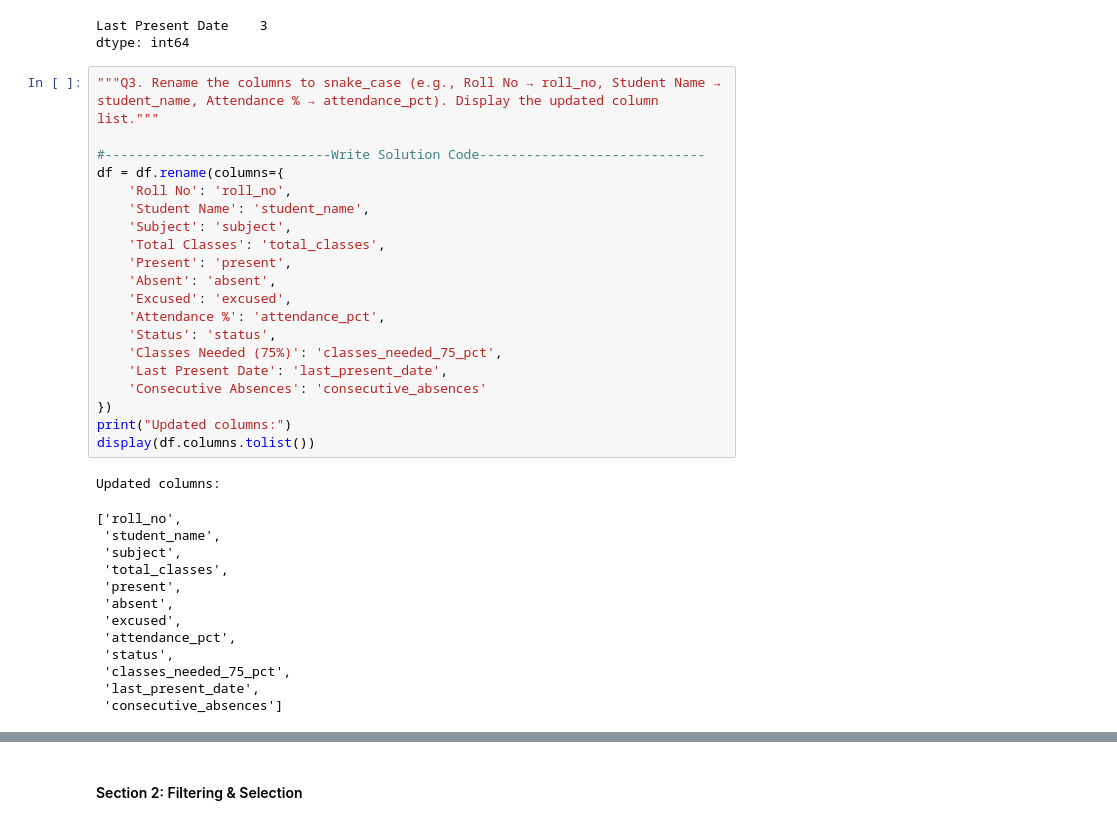
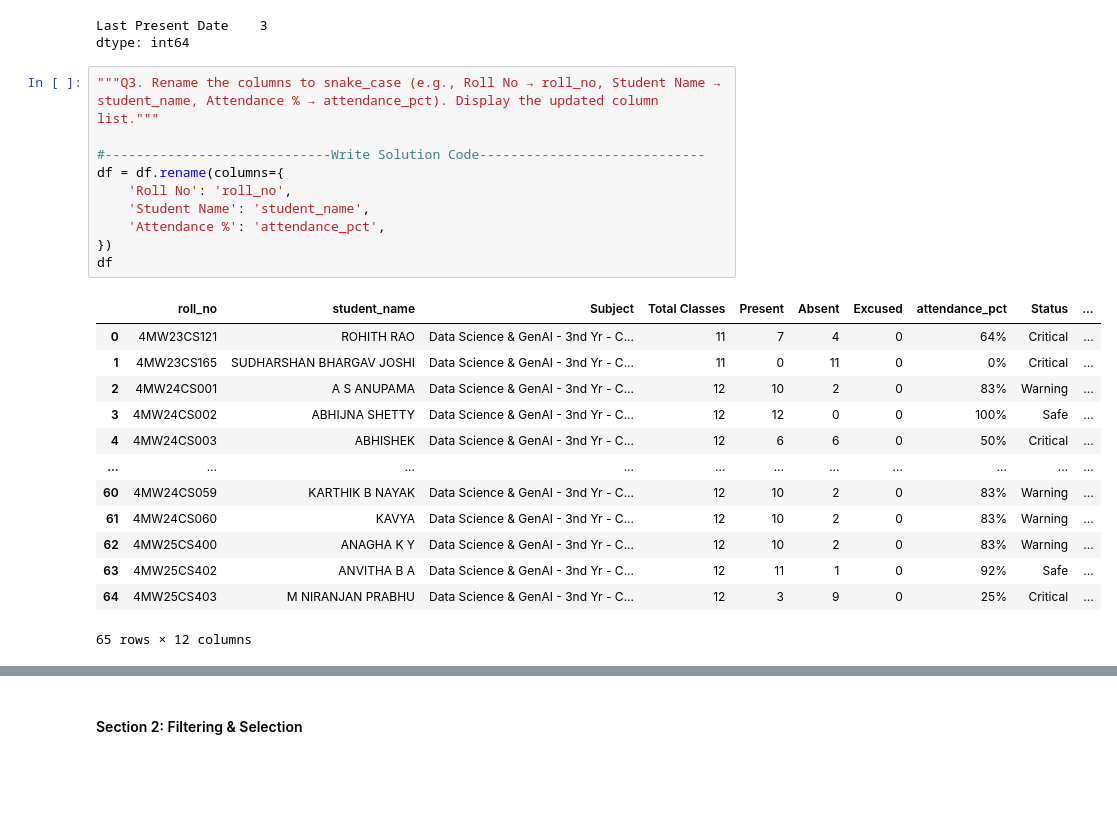
Before and after one commit to ganapathimallya/DataScience, a Jupyter notebook: HomeWork/Project_Student Attendance Analytics with Pandas.ipynb, the cells around one changed output, grey strips where cells are left out. Saved outputs shown, nothing was run; the diff lists cells and outputs as text; blank space fills up the shorter version.

```diff
--- a/HomeWork/Project_Student Attendance Analytics with Pandas.ipynb
+++ b/HomeWork/Project_Student Attendance Analytics with Pandas.ipynb
@@ -92,37 +92,27 @@ dtype: int64
 # %%
 """Q3. Rename the columns to snake_case (e.g., Roll No → roll_no, Student Name → student_name, Attendance % → attendance_pct). Display the updated column list."""
 
 #-----------------------------Write Solution Code-----------------------------
 df = df.rename(columns={
     'Roll No': 'roll_no',
     'Student Name': 'student_name',
-    'Subject': 'subject',
-    'Total Classes': 'total_classes',
-    'Present': 'present',
-    'Absent': 'absent',
-    'Excused': 'excused',
     'Attendance %': 'attendance_pct',
-    'Status': 'status',
-    'Classes Needed (75%)': 'classes_needed_75_pct',
-    'Last Present Date': 'last_present_date',
-    'Consecutive Absences': 'consecutive_absences'
 })
-print("Updated columns:")
-display(df.columns.tolist())
+df
 # %% [output]
+|  | roll_no | student_name | Subject | Total Classes | Present | Absent | Excused | attendance_pct | Status | ... |
+| 0 | 4MW23CS121 | ROHITH RAO | Data Science & GenAI - 3nd Yr - C... | 11 | 7 | 4 | 0 | 64% | Critical | ... |
+| 1 | 4MW23CS165 | SUDHARSHAN BHARGAV JOSHI | Data Science & GenAI - 3nd Yr - C... | 11 | 0 | 11 | 0 | 0% | Critical | ... |
+| 2 | 4MW24CS001 | A S ANUPAMA | Data Science & GenAI - 3nd Yr - C... | 12 | 10 | 2 | 0 | 83% | Warning | ... |
+| 3 | 4MW24CS002 | ABHIJNA SHETTY | Data Science & GenAI - 3nd Yr - C... | 12 | 12 | 0 | 0 | 100% | Safe | ... |
+| 4 | 4MW24CS003 | ABHISHEK | Data Science & GenAI - 3nd Yr - C... | 12 | 6 | 6 | 0 | 50% | Critical | ... |
+| ... | ... | ... | ... | ... | ... | ... | ... | ... | ... | ... |
+| 60 | 4MW24CS059 | KARTHIK B NAYAK | Data Science & GenAI - 3nd Yr - C... | 12 | 10 | 2 | 0 | 83% | Warning | ... |
+| 61 | 4MW24CS060 | KAVYA | Data Science & GenAI - 3nd Yr - C... | 12 | 10 | 2 | 0 | 83% | Warning | ... |
+| 62 | 4MW25CS400 | ANAGHA K Y | Data Science & GenAI - 3nd Yr - C... | 12 | 10 | 2 | 0 | 83% | Warning | ... |
+| 63 | 4MW25CS402 | ANVITHA B A | Data Science & GenAI - 3nd Yr - C... | 12 | 11 | 1 | 0 | 92% | Safe | ... |
+| 64 | 4MW25CS403 | M NIRANJAN PRABHU | Data Science & GenAI - 3nd Yr - C... | 12 | 3 | 9 | 0 | 25% | Critical | ... |
-Updated columns:
+65 rows × 12 columns
-['roll_no',
- 'student_name',
- 'subject',
- 'total_classes',
- 'present',
- 'absent',
- 'excused',
- 'attendance_pct',
- 'status',
- 'classes_needed_75_pct',
- 'last_present_date',
- 'consecutive_absences']
 # %%
 """Q4. Convert Attendance % from string format (e.g., "64%") to a numeric float column (0.64 or 64.0). Also convert Last Present Date to datetime, handling "Never" as NaT."""
 #-----------------------------Write Solution Code-----------------------------
```
Also changed, not shown: parts of 1 cell of this notebook, 4 other files.
